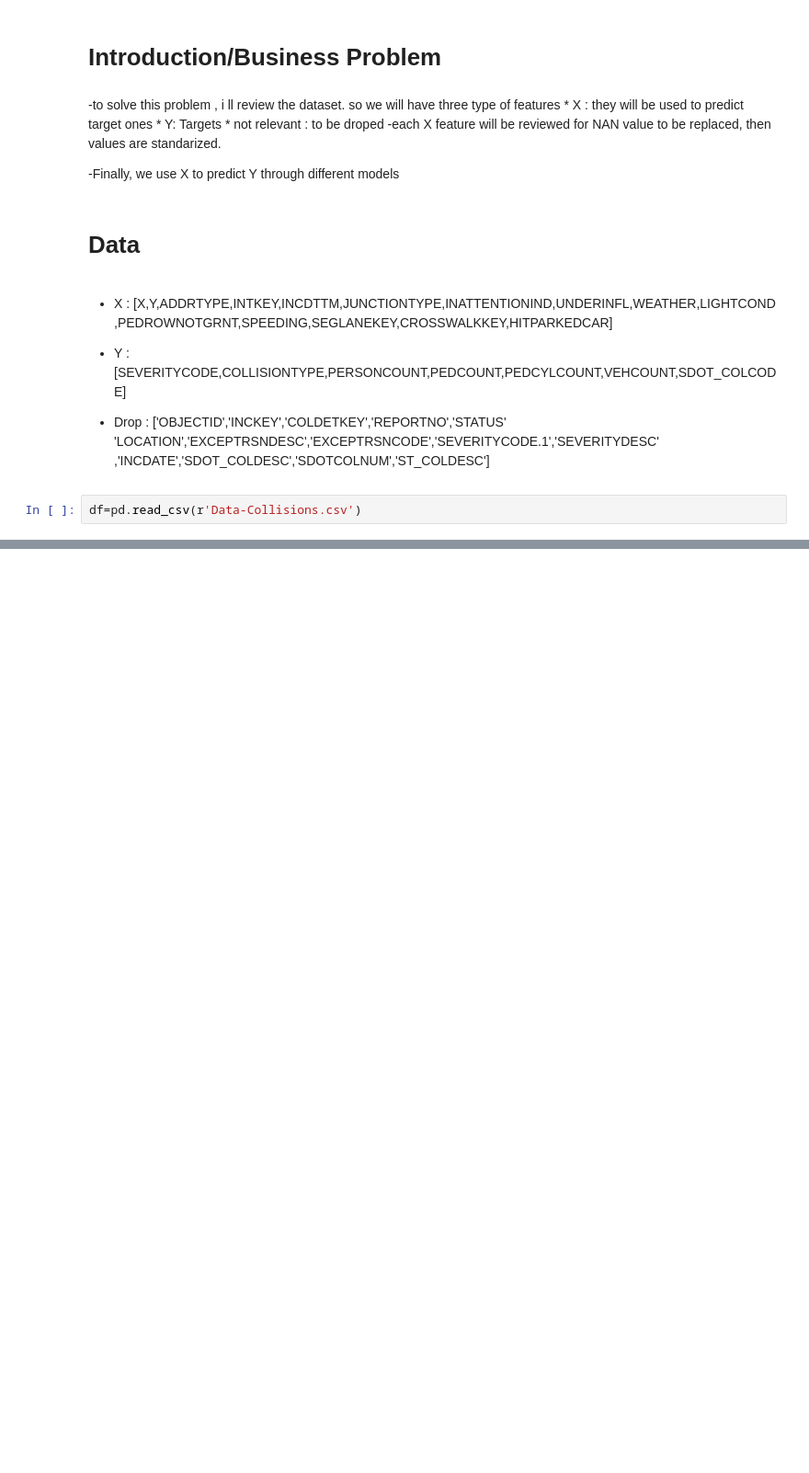
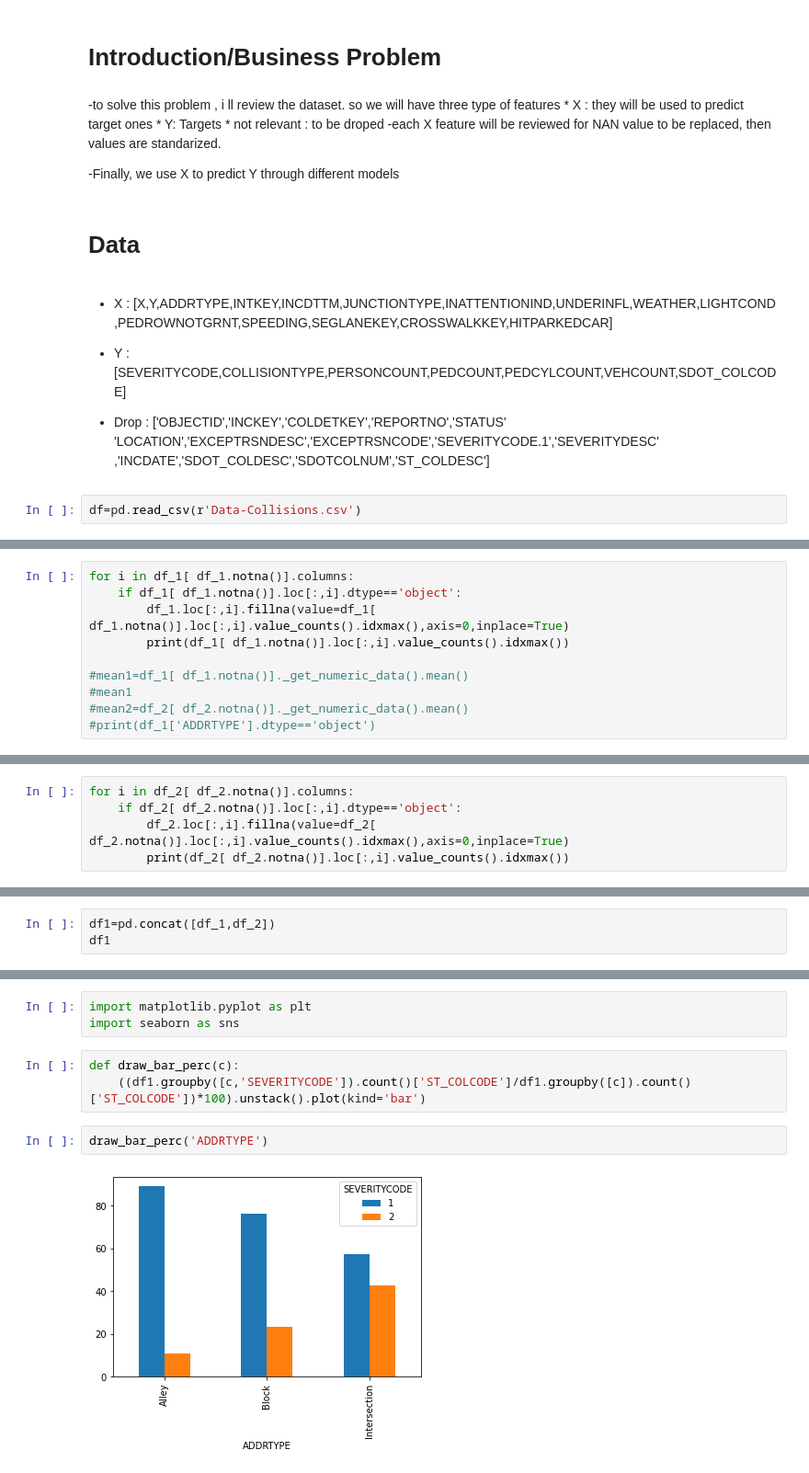
Before and after one commit to dr-askar/IBM_capstone, a Jupyter notebook: Capstone Project .ipynb, the cells around one changed output, grey strips where cells are left out. Shown: that part at 92% size. Cells and saved outputs as stored; diff of their text form; blank space fills up the shorter version.

```diff
--- a/Capstone Project .ipynb
+++ b/Capstone Project .ipynb
@@ -51,0 +154,10 @@ Name: SEVERITYCODE, dtype: int64
+# %%
+for i in df_1[ df_1.notna()].columns:
+    if df_1[ df_1.notna()].loc[:,i].dtype=='object':
+        df_1.loc[:,i].fillna(value=df_1[ df_1.notna()].loc[:,i].value_counts().idxmax(),axis=0,inplace=True)
+        print(df_1[ df_1.notna()].loc[:,i].value_counts().idxmax())
+
+#mean1=df_1[ df_1.notna()]._get_numeric_data().mean()
+#mean1
+#mean2=df_2[ df_2.notna()]._get_numeric_data().mean()
+#print(df_1['ADDRTYPE'].dtype=='object')
@@ -51,0 +178,5 @@ Name: SEVERITYCODE, dtype: int64
+# %%
+for i in df_2[ df_2.notna()].columns:
+    if df_2[ df_2.notna()].loc[:,i].dtype=='object':
+        df_2.loc[:,i].fillna(value=df_2[ df_2.notna()].loc[:,i].value_counts().idxmax(),axis=0,inplace=True)
+        print(df_2[ df_2.notna()].loc[:,i].value_counts().idxmax())
@@ -51,0 +197,3 @@ Name: SEVERITYCODE, dtype: int64
+# %%
+df1=pd.concat([df_1,df_2])
+df1
@@ -51,0 +219,10 @@ Name: SEVERITYCODE, dtype: int64
+# %%
+import matplotlib.pyplot as plt
+import seaborn as sns
+# %%
+def draw_bar_perc(c):
+    ((df1.groupby([c,'SEVERITYCODE']).count()['ST_COLCODE']/df1.groupby([c]).count()['ST_COLCODE'])*100).unstack().plot(kind='bar')
+# %%
+draw_bar_perc('ADDRTYPE')
+# %% [output]
+[figure, added]
```
Also changed, not shown: parts of 74 cells of this notebook, 1 other file.
